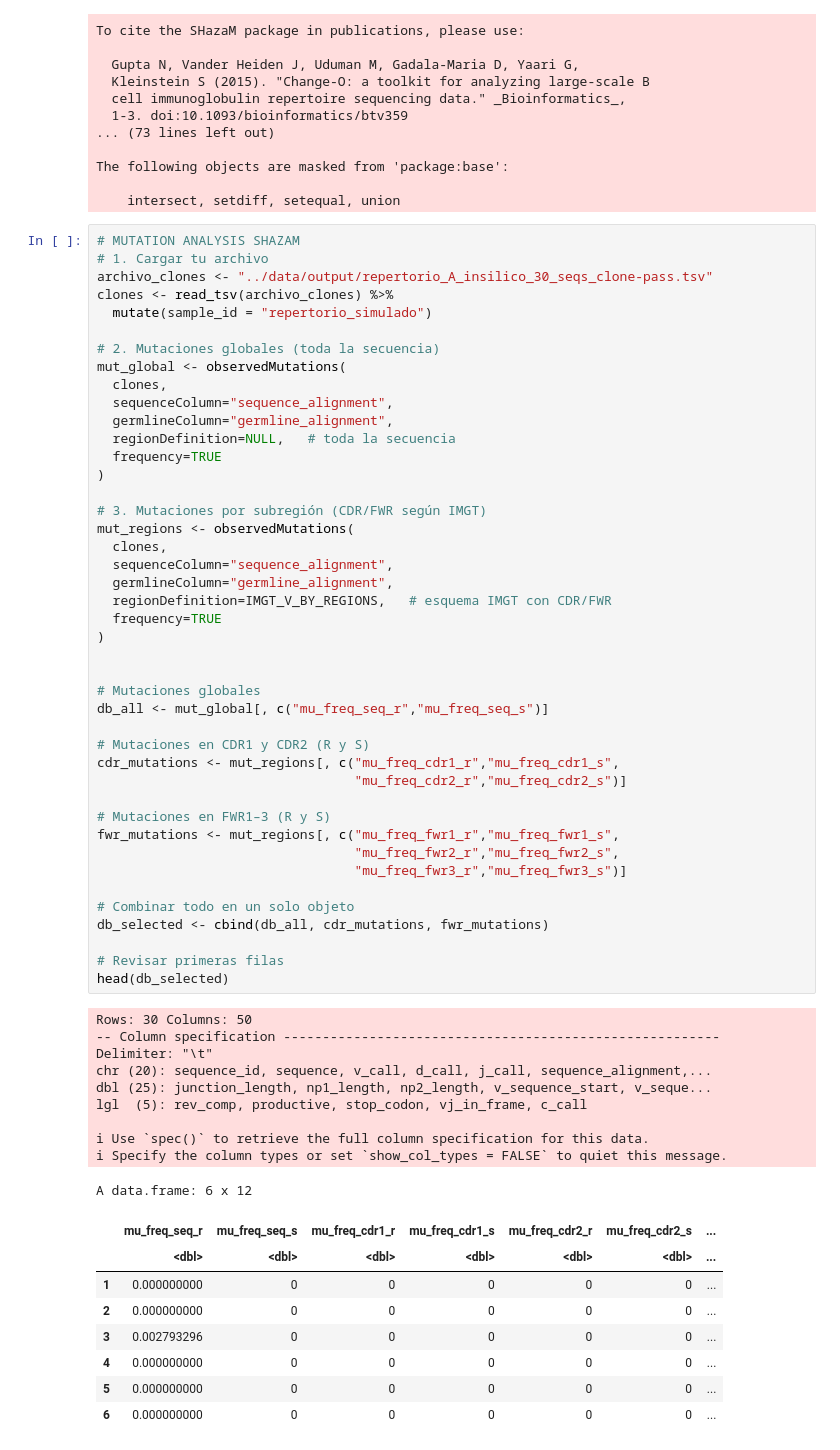
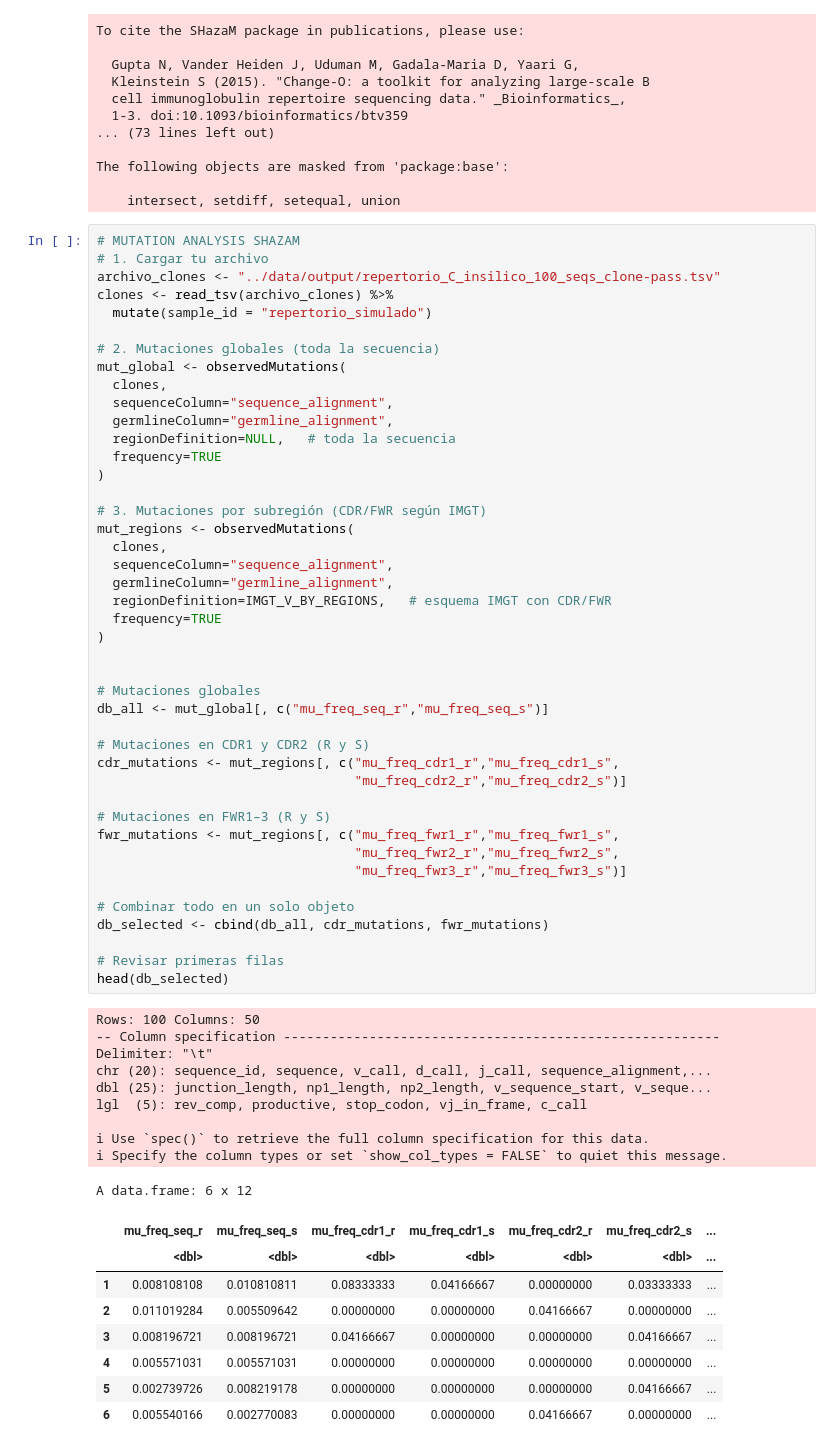
Before and after one commit to sofiacardenase/tesisbioinf-sofia, a Jupyter notebook: notebooks/3-shm_models.ipynb, the cells around one changed output. Drawn from its saved outputs; the diff is of its cells as text.

```diff
--- a/notebooks/3-shm_models.ipynb
+++ b/notebooks/3-shm_models.ipynb
@@ -35,7 +35,7 @@ The following objects are masked from 'package:base':
 # %%
 # MUTATION ANALYSIS SHAZAM
 # 1. Cargar tu archivo
-archivo_clones <- "../data/output/repertorio_A_insilico_30_seqs_clone-pass.tsv"
+archivo_clones <- "../data/output/repertorio_C_insilico_100_seqs_clone-pass.tsv"
 clones <- read_tsv(archivo_clones) %>%
   mutate(sample_id = "repertorio_simulado")
 
@@ -60,38 +60,38 @@ mut_regions <- observedMutations(
 
 # Mutaciones globales
 db_all <- mut_global[, c("mu_freq_seq_r","mu_freq_seq_s")]
 
 # Mutaciones en CDR1 y CDR2 (R y S)
 cdr_mutations <- mut_regions[, c("mu_freq_cdr1_r","mu_freq_cdr1_s",
                                  "mu_freq_cdr2_r","mu_freq_cdr2_s")]
 
 # Mutaciones en FWR1–3 (R y S)
 fwr_mutations <- mut_regions[, c("mu_freq_fwr1_r","mu_freq_fwr1_s",
                                  "mu_freq_fwr2_r","mu_freq_fwr2_s",
                                  "mu_freq_fwr3_r","mu_freq_fwr3_s")]
 
 # Combinar todo en un solo objeto
 db_selected <- cbind(db_all, cdr_mutations, fwr_mutations)
 
 # Revisar primeras filas
 head(db_selected)
 # %% [output]
-Rows: 30 Columns: 50
+Rows: 100 Columns: 50
 -- Column specification --------------------------------------------------------
 Delimiter: "\t"
 chr (20): sequence_id, sequence, v_call, d_call, j_call, sequence_alignment,...
 dbl (25): junction_length, np1_length, np2_length, v_sequence_start, v_seque...
 lgl  (5): rev_comp, productive, stop_codon, vj_in_frame, c_call
 
 i Use `spec()` to retrieve the full column specification for this data.
 i Specify the column types or set `show_col_types = FALSE` to quiet this message.
 A data.frame: 6 x 12
 |  | mu_freq_seq_r | mu_freq_seq_s | mu_freq_cdr1_r | mu_freq_cdr1_s | mu_freq_cdr2_r | mu_freq_cdr2_s | ... |
 |  | <dbl> | <dbl> | <dbl> | <dbl> | <dbl> | <dbl> | ... |
-| 1 | 0.000000000 | 0 | 0 | 0 | 0 | 0 | ... |
-| 2 | 0.000000000 | 0 | 0 | 0 | 0 | 0 | ... |
-| 3 | 0.002793296 | 0 | 0 | 0 | 0 | 0 | ... |
-| 4 | 0.000000000 | 0 | 0 | 0 | 0 | 0 | ... |
-| 5 | 0.000000000 | 0 | 0 | 0 | 0 | 0 | ... |
-| 6 | 0.000000000 | 0 | 0 | 0 | 0 | 0 | ... |
+| 1 | 0.008108108 | 0.010810811 | 0.08333333 | 0.04166667 | 0.00000000 | 0.03333333 | ... |
+| 2 | 0.011019284 | 0.005509642 | 0.00000000 | 0.00000000 | 0.04166667 | 0.00000000 | ... |
+| 3 | 0.008196721 | 0.008196721 | 0.04166667 | 0.00000000 | 0.00000000 | 0.04166667 | ... |
+| 4 | 0.005571031 | 0.005571031 | 0.00000000 | 0.00000000 | 0.00000000 | 0.00000000 | ... |
+| 5 | 0.002739726 | 0.008219178 | 0.00000000 | 0.00000000 | 0.00000000 | 0.04166667 | ... |
+| 6 | 0.005540166 | 0.002770083 | 0.00000000 | 0.00000000 | 0.04166667 | 0.00000000 | ... |
 # %%
```
Also changed, not shown: parts of 5 cells of this notebook, 5 other files.
